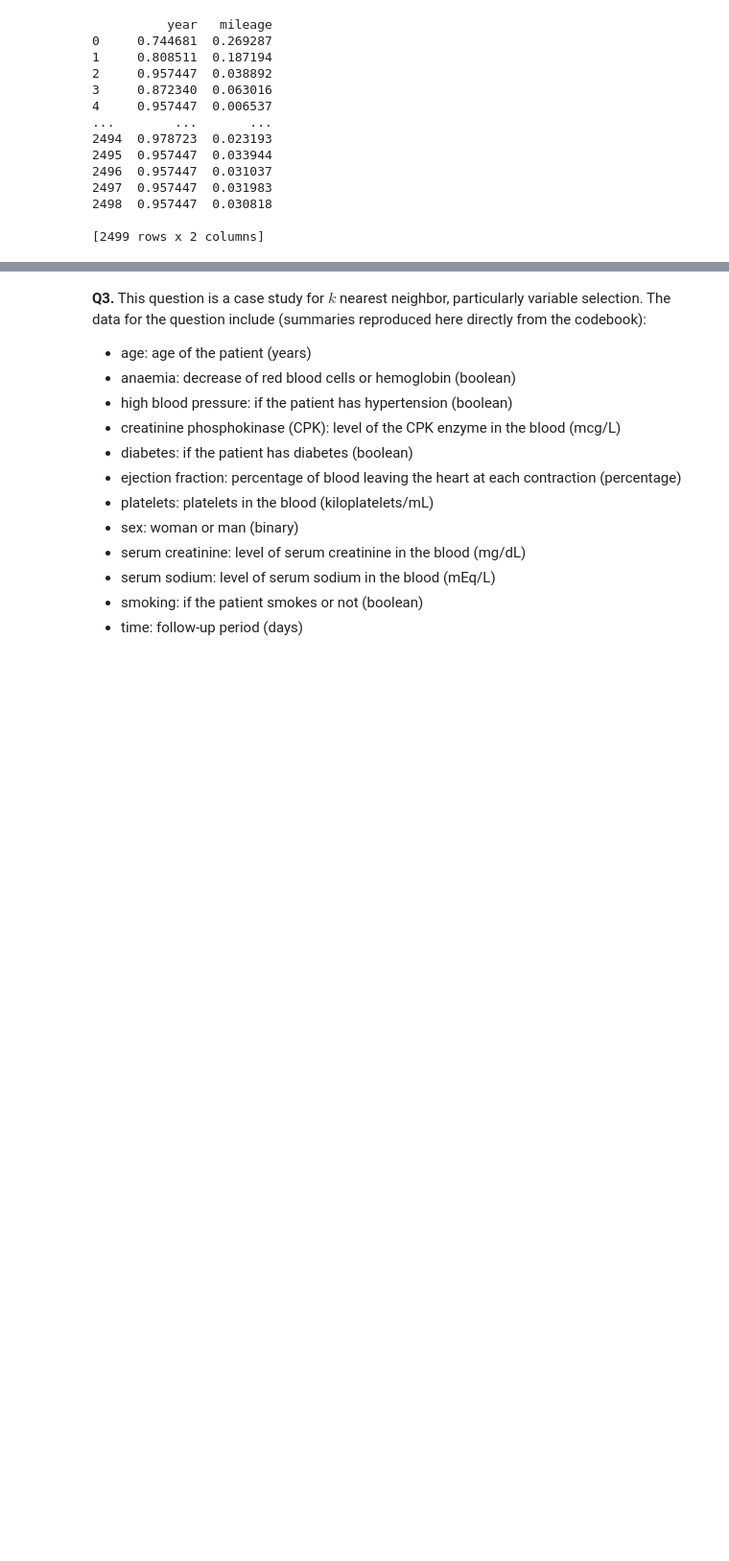
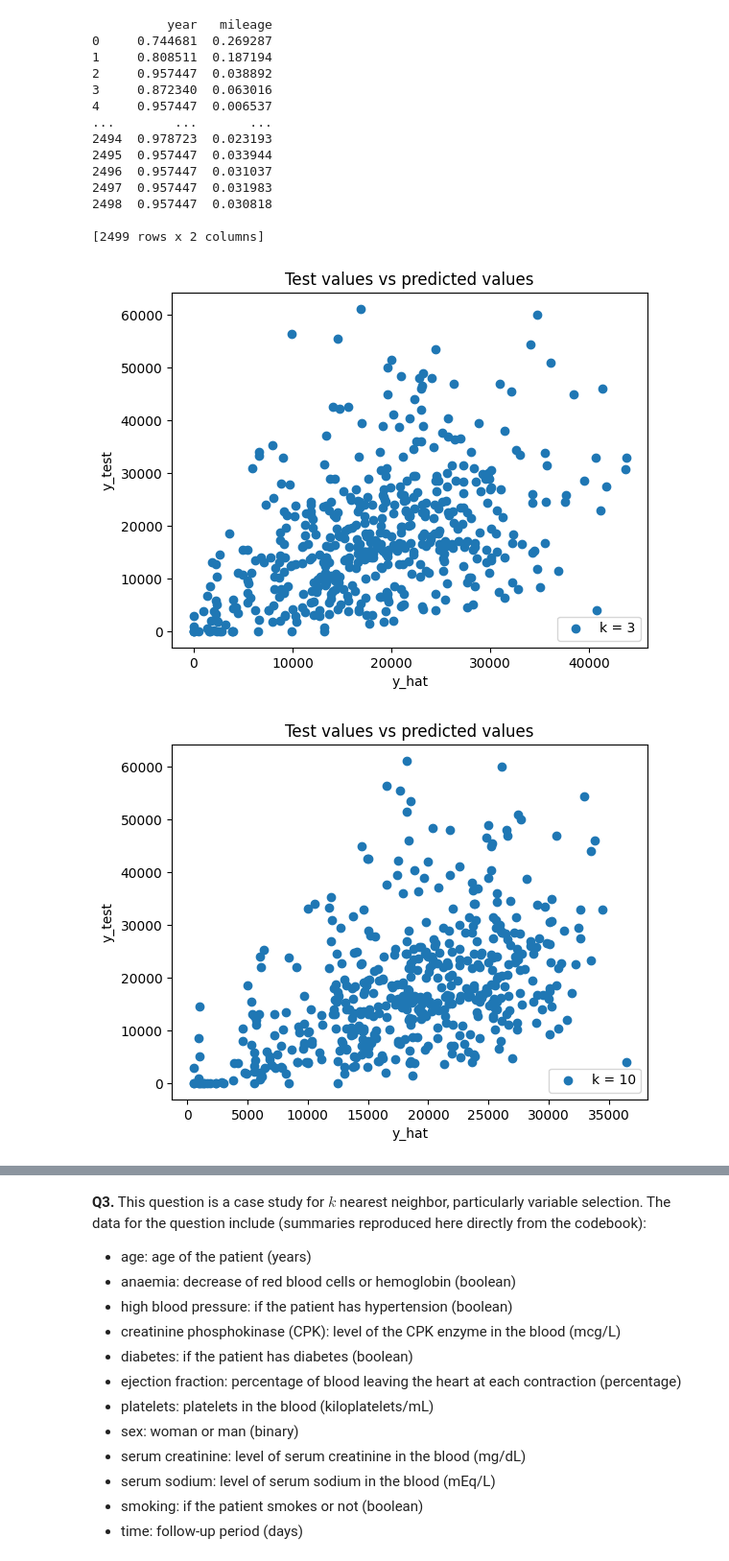
Before and after one commit to NathanGeng/assignment3, a Jupyter notebook: assignment_knn_and_kmc.ipynb, the cells around one changed output, grey strips where cells are left out. Shown: that part at 96% size. Cells and saved outputs as stored; diff of their text form; code cells hidden in the pictures; blank space fills up the shorter version.

```diff
--- a/assignment_knn_and_kmc.ipynb
+++ b/assignment_knn_and_kmc.ipynb
@@ -221,3 +241,29 @@ print(X)
 from sklearn.model_selection import train_test_split
 
 X_train, X_test, y_train, y_test = train_test_split(X,y,test_size=.2,random_state=100)
+# %%
+from sklearn.neighbors import KNeighborsRegressor
+
+k_vals = [3,10,25,50,100,300]
+y_hats = []
+SSE = np.zeros(len(k_vals))
+count = 0
+
+# for each k value, add predictions to list, add SSE to array
+for k in k_vals:
+  model = KNeighborsRegressor(n_neighbors=k)
+  regressor_model = model.fit(X_train,y_train)
+  y_hat = regressor_model.predict(X_test)
+  y_hats.append(y_hat)
+  SSE[count] = np.sum( (y_test-y_hat)**2 )
+  count += 1
+
+  plt.scatter(y_hat,y_test,label=f"k = {k}")
+  plt.xlabel("y_hat")
+  plt.ylabel("y_test")
+  plt.legend(loc='lower right')
+  plt.title('Test values vs predicted values')
+  plt.show()
+# %% [output]
+[figure, added]
+[figure, added]
```
Also changed, not shown: parts of 9 cells of this notebook.
